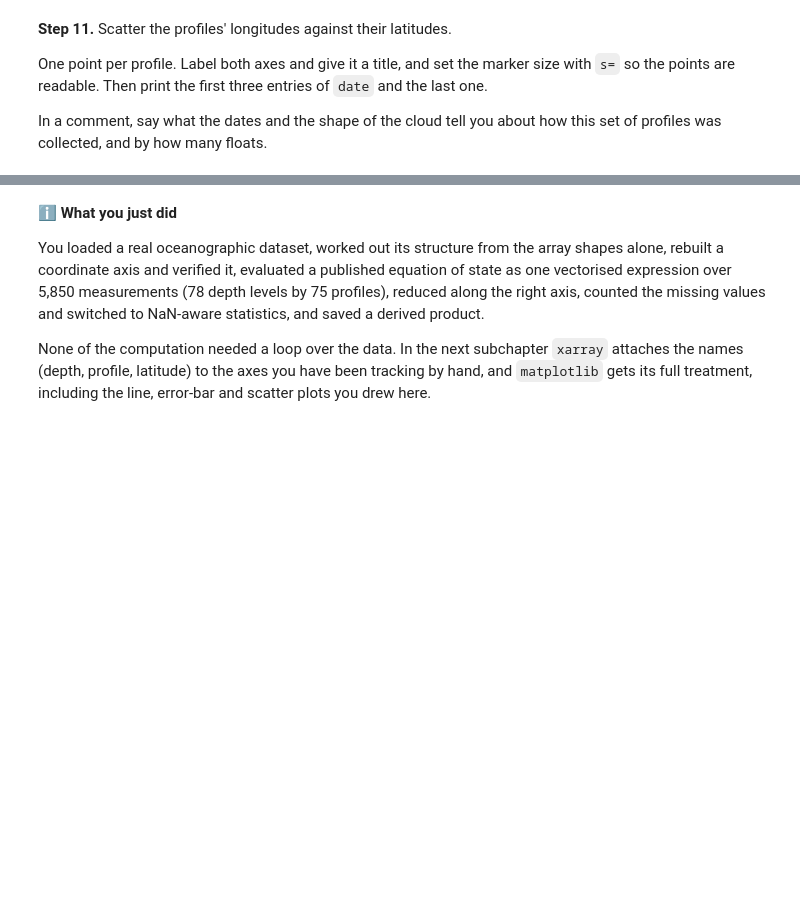
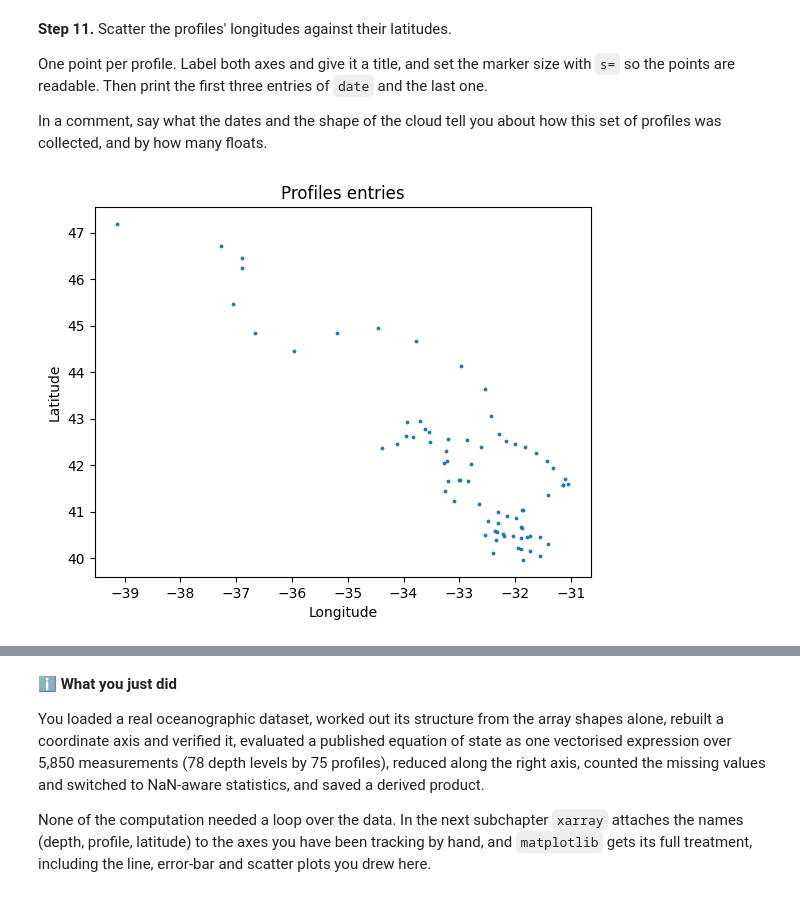
Before and after one commit to NilsChabloz/2026_Intro_Python, a Jupyter notebook: live/part-I/1.3-numpy-environmental-exercises.ipynb, the cells around one changed output, grey strips where cells are left out. Cells and saved outputs as stored; diff of their text form; code cells hidden in the pictures; blank space fills up the shorter version.

```diff
--- a/live/part-I/1.3-numpy-environmental-exercises.ipynb
+++ b/live/part-I/1.3-numpy-environmental-exercises.ipynb
@@ -404,7 +425,14 @@ the points are readable. Then print the first three entries of `date` and the la
 In a comment, say what the dates and the shape of the cloud tell you about how this set of
 profiles was collected, and by how many floats.
 # %%
-# Your solution here
+plt.figure()
+plt.scatter(lon, lat, s=3)
+plt.xlabel('Longitude'), plt.ylabel('Latitude'), plt.title('Profiles entries')
+plt.show()
+
+print(date[:3], date[-1:])
 # Hint: plt.scatter(lon, lat)
 # Hint: lon and lat have one entry per profile, not per level
 # Hint: look at the spacing between consecutive dates
+# %% [output]
+[figure, added]
```
Also changed, not shown: parts of 11 cells of this notebook.
